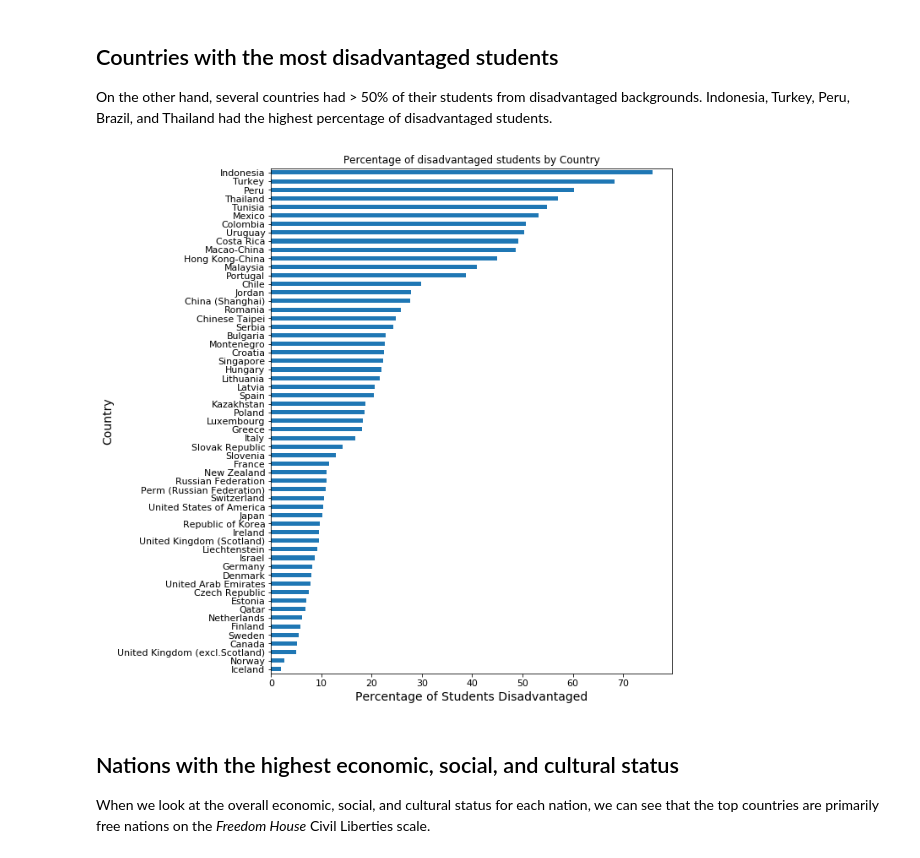
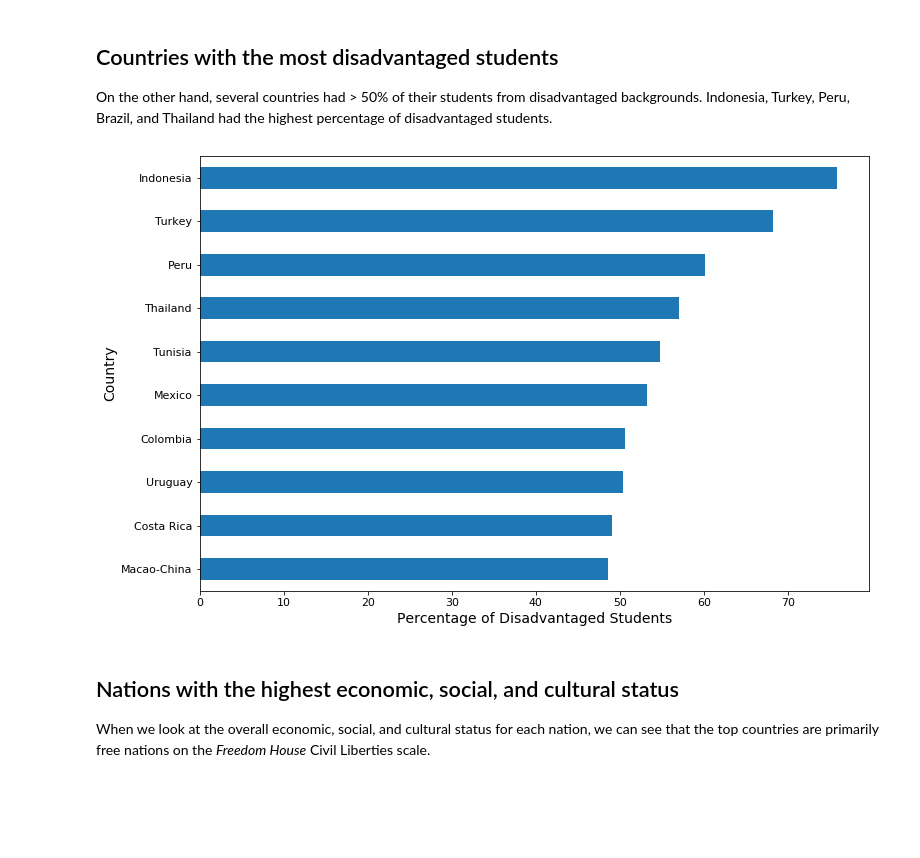
Before and after one commit to att9992/Data-Analyst-Projects, a Jupyter notebook: Project 5 PISA/PISA_presentation.ipynb, the cells around one changed output. Cells and saved outputs as stored; diff of their text form; code cells hidden in the pictures; blank space fills up the shorter version.

```diff
--- a/Project 5 PISA/PISA_presentation.ipynb
+++ b/Project 5 PISA/PISA_presentation.ipynb
@@ -50,16 +43,15 @@ plt.show()
 On the other hand, several countries had > 50% of their students from disadvantaged backgrounds. Indonesia, Turkey, Peru, Brazil, and Thailand had the highest percentage of disadvantaged students.
 # %%
 fig, ax = plt.subplots()
-fig.set_size_inches(8.5, 11)
-dt = (df_clean.query('disadvantaged == 1').groupby('country')['student_id'].count() /
-      df_clean.groupby('country')['student_id'].count()).sort_values() * 100
-dt.dropna().plot(kind="barh", fontsize=11)
+fig.set_size_inches(12, 8)
+dt = (df_clean.query('disad == 1').groupby('country')['student_id'].count() /
+      df_clean.groupby('country')['student_id'].count()).sort_values()* 100
+dt.dropna().tail(10).plot(kind="barh", fontsize=11)
 ax.set_ylabel("Country", fontsize=14)
-ax.set_xlabel("Percentage of Students Disadvantaged", fontsize=14)
-ax.set_title("Percentage of disadvantaged students by Country")
+ax.set_xlabel("Percentage of Disadvantaged Students", fontsize=14)
 plt.show()
 # %% [output]
-[figure, old version]
+[figure, new version]
 # %% [markdown]
 ## Nations with the highest economic, social, and cultural status
 
```
Also changed, not shown: parts of 9 cells of this notebook, 4 other files.
